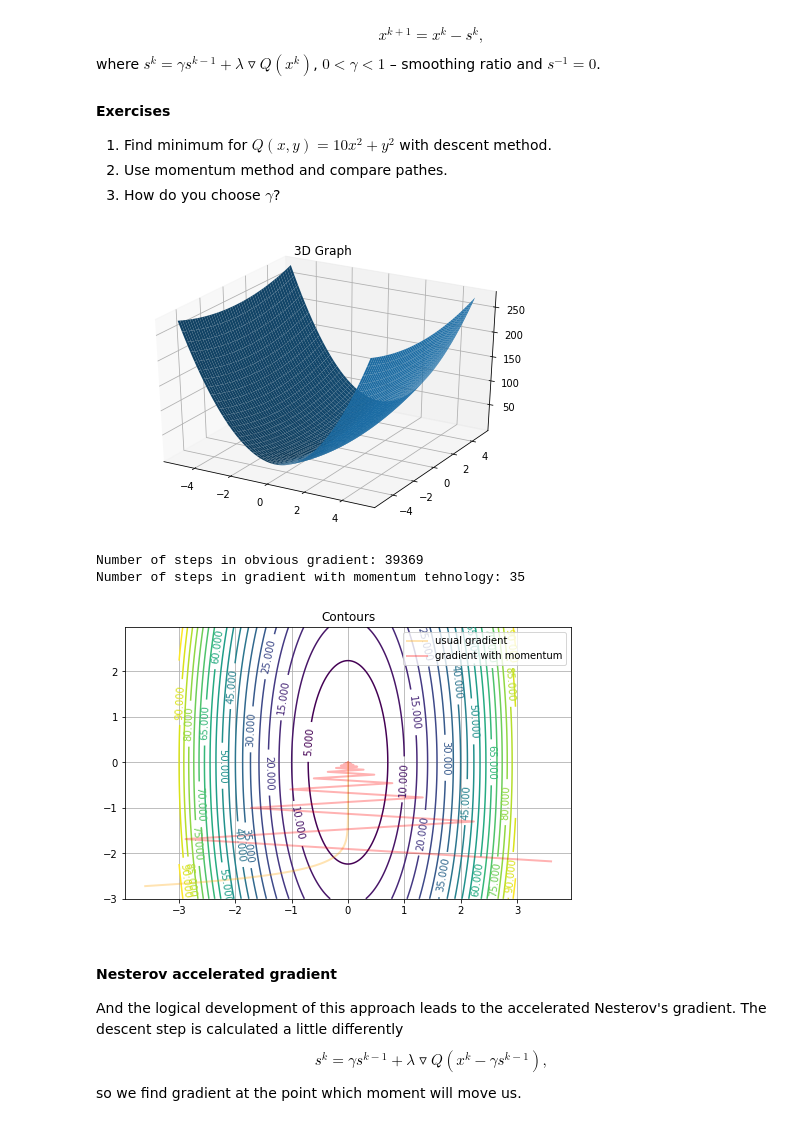
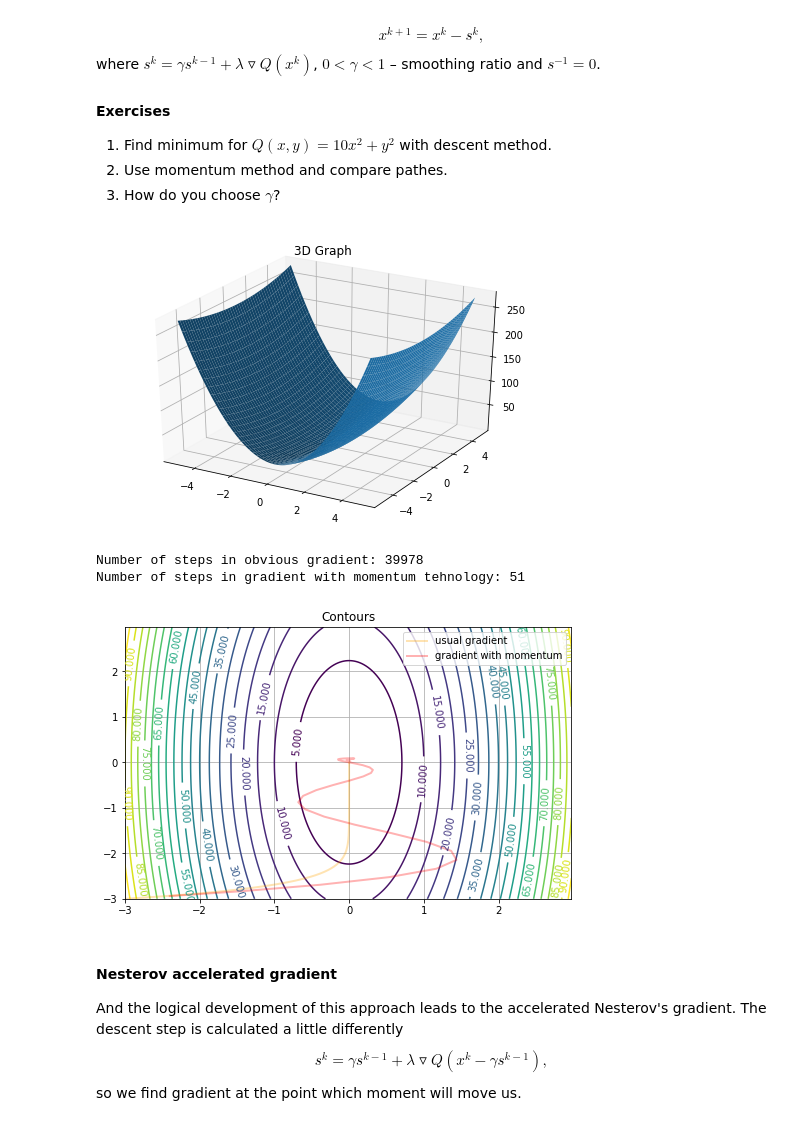
Before and after one commit to oleges1/Renju, a Jupyter notebook: lab-1_oleges.ipynb, the cells around one changed output. Saved outputs shown, nothing was run; the diff lists cells and outputs as text; code cells hidden in the pictures.

```diff
--- a/lab-1_oleges.ipynb
+++ b/lab-1_oleges.ipynb
@@ -664,22 +664,22 @@ def gradient_PATH(x0, E, l, df):
     return PATH, x0
 # %%
 ThreeD(Q, 5)
-x0 = np.array([(random() - 0.5) * 8, (random() - 0.5) * 8])
+x0 = np.array([-3, -3])
 PATH_us, res_us = gradient_PATH(x0, 0.0001, 0.00008, dQ)
-PATH_mom, res_mom = momentum_grad(x0, 0.0001, 0.1, 0.1, dQ)
+PATH_mom, res_mom = momentum_grad(x0, 0.0001, 0.8, 0.01, dQ)
 
 pl.figure(figsize = (8, 5))
 pl.grid(True)
 pl.title('Usual and momentum gradients')
 pl.plot(PATH_us[:, 0], PATH_us[:, 1], color='orange', linewidth=2, alpha=0.3, label = 'usual gradient')
 pl.plot(PATH_mom[:, 0], PATH_mom[:, 1], color='red', linewidth=2, alpha=0.3, label = 'gradient with momentum')
 pl.legend(loc='best')
 draw(Q, 3)
 # %% [output]
 [figure]
-Number of steps in obvious gradient: 39369
-Number of steps in gradient with momentum tehnology: 35
+Number of steps in obvious gradient: 39978
+Number of steps in gradient with momentum tehnology: 51
-[figure, old version]
+[figure, new version]
 # %% [markdown]
 #### Nesterov accelerated gradient
 And the logical development of this approach leads to the accelerated Nesterov's gradient. The descent step is calculated a little differently
```
Also changed, not shown: parts of 21 cells of this notebook.
